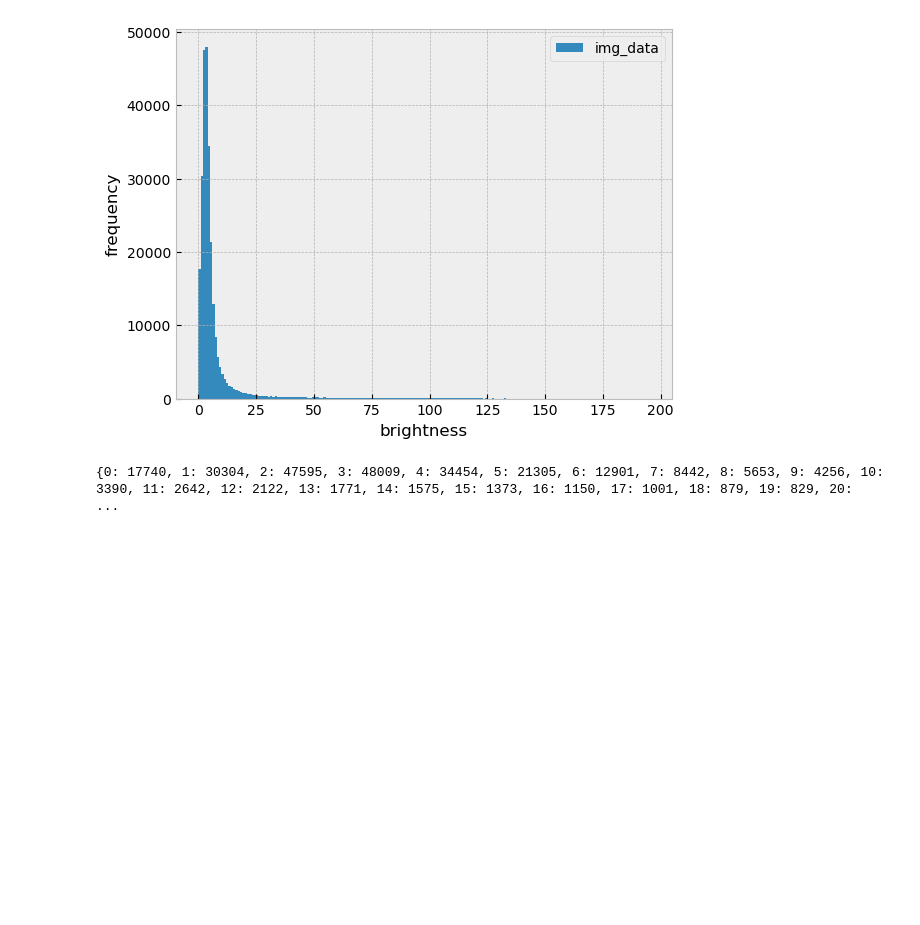
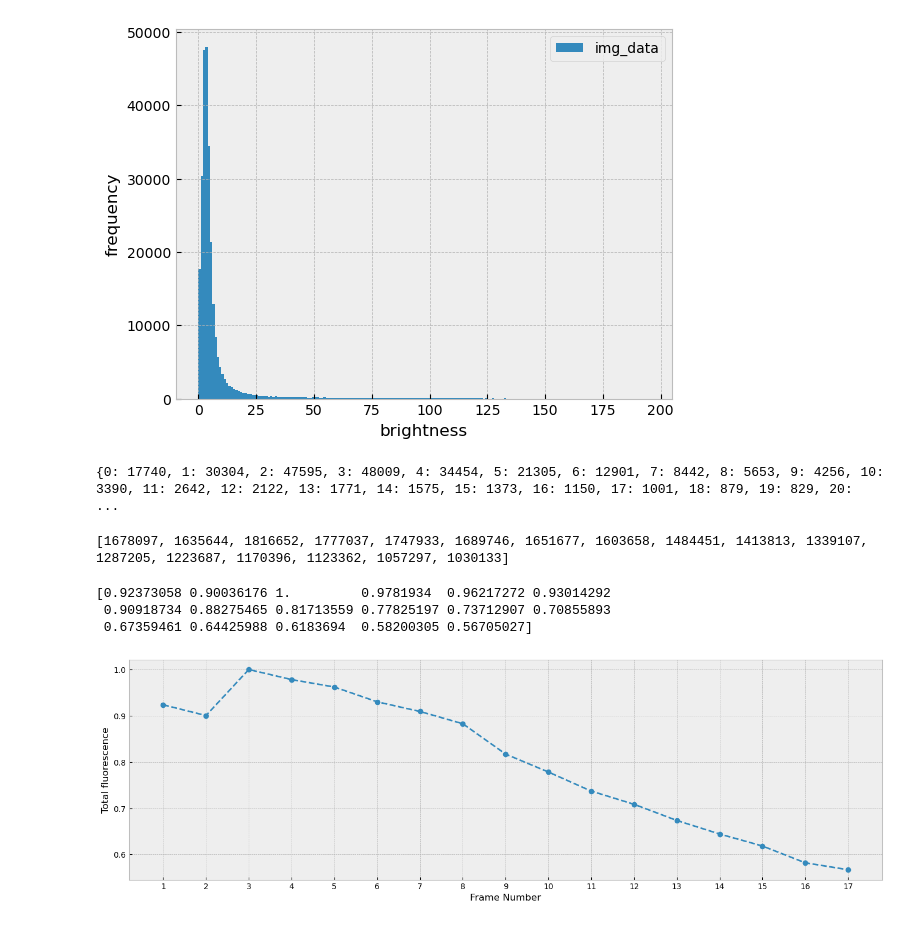
Before and after one commit to SPS-SP2273/learning-portfolio-Rizqancaffoor, a Jupyter notebook: Question 5/Untitled.ipynb, the cells around one changed output. Saved outputs shown, nothing was run; the diff lists cells and outputs as text; code cells hidden in the pictures; blank space fills up the shorter version.

```diff
--- a/Question 5/Untitled.ipynb
+++ b/Question 5/Untitled.ipynb
@@ -66,3 +66,30 @@ img_data_dict = dict(zip(unique_e, counts)) #dict(zip()) creates a dictionary fr
 print(img_data_dict)
 # %% [output]
 {0: 17740, 1: 30304, 2: 47595, 3: 48009, 4: 34454, 5: 21305, 6: 12901, 7: 8442, 8: 5653, 9: 4256, 10: 3390, 11: 2642, 12: 2122, 13: 1771, 14: 1575, 15: 1373, 16: 1150, 17: 1001, 18: 879, 19: 829, 20:  ...
+# %%
+total = []
+for i in range(1, 18):
+    img_data = plt.imread(f"golgi-movie_robert_frame_{i:>02}_gray.jpg")
+    total.append(img_data.sum())
+print(total)
+# %% [output]
+[1678097, 1635644, 1816652, 1777037, 1747933, 1689746, 1651677, 1603658, 1484451, 1413813, 1339107, 1287205, 1223687, 1170396, 1123362, 1057297, 1030133]
+# %%
+import numpy as np
+total_array = np.array(total)
+max_value = total_array.max()
+percentage_array = total_array/max_value
+# %% [output]
+[0.92373058 0.90036176 1.         0.9781934  0.96217272 0.93014292
+ 0.90918734 0.88275465 0.81713559 0.77825197 0.73712907 0.70855893
+ 0.67359461 0.64425988 0.6183694  0.58200305 0.56705027]
+# %%
+plt.figure(figsize=(17, 5))
+plt.plot([i for i in range(1, 18)], percentage_array, marker='o', linestyle='dashed')
+plt.xlabel('Frame Number')
+plt.ylabel('Total fluorescence')
+plt.xticks(range(1, 18))
+
+plt.show()
+# %% [output]
+[figure, added]
```
